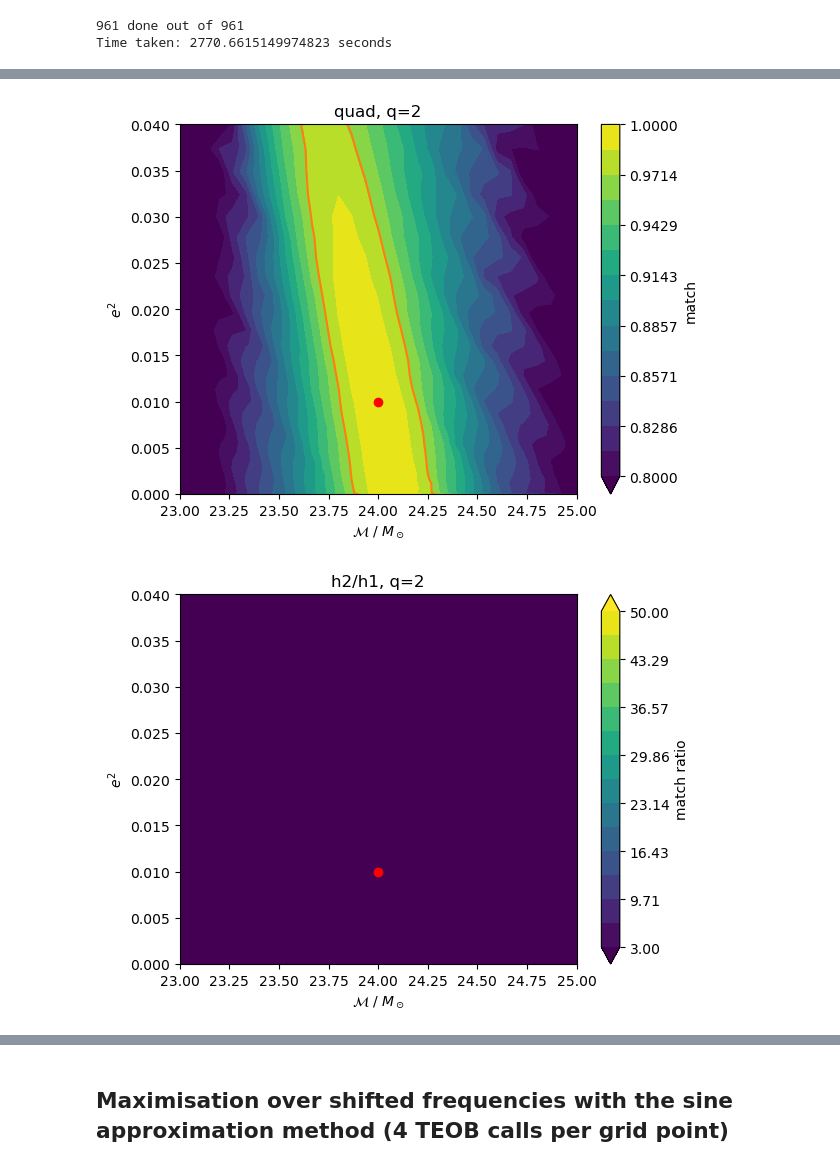
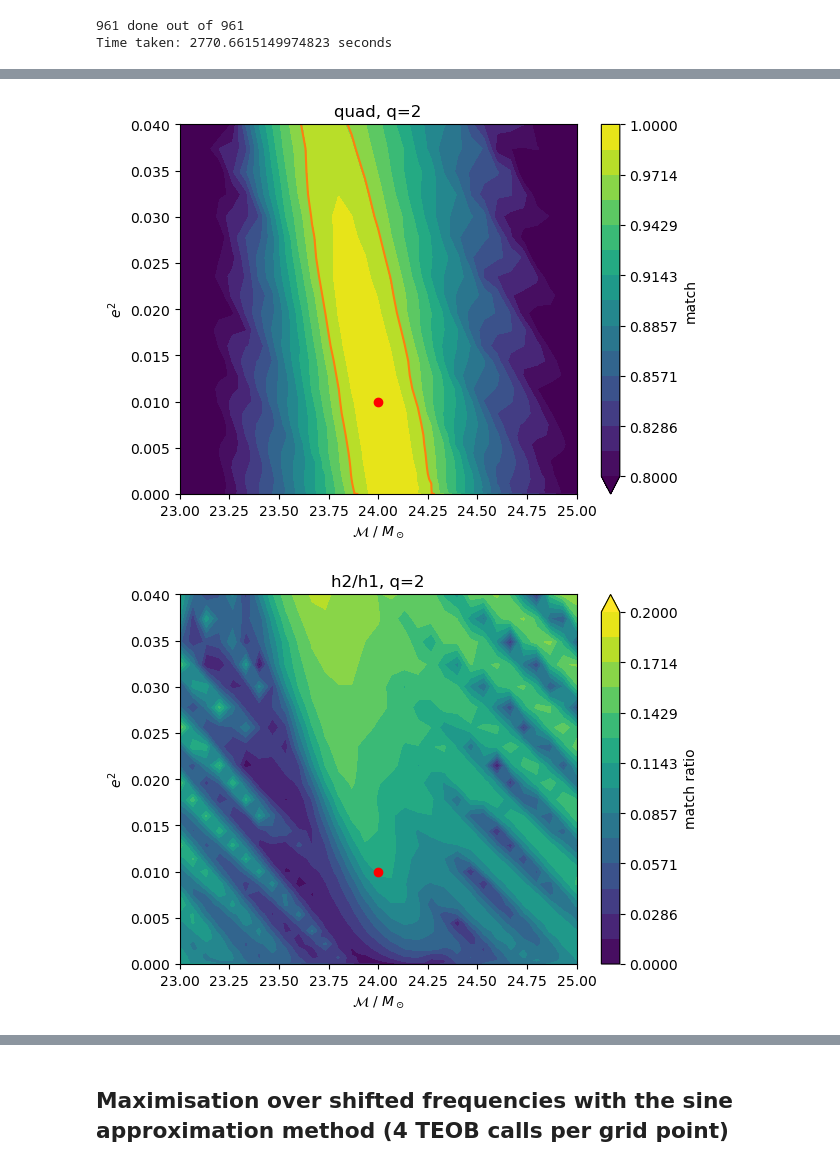
Before and after one commit to BenGPatterson/EccentricBinaries, a Jupyter notebook: notebooks/e_sqrd_chirp_plots.ipynb, the cells around one changed output, grey strips where cells are left out. Drawn from its saved outputs; the diff is of its cells as text; code cells hidden in the pictures.

```diff
--- a/notebooks/e_sqrd_chirp_plots.ipynb
+++ b/notebooks/e_sqrd_chirp_plots.ipynb
@@ -333,12 +333,12 @@ print(f'\nTime taken: {end-start} seconds')
 961 done out of 961
 Time taken: 2770.6615149974823 seconds
 # %%
-ecc_chirp_plot(e_vals_1, chirp_vals_1, [0.1, 24, 2], dataslot_1, vmins=[0.8,0,0.8,3], vmaxs=[1,0.2,1,50])
+ecc_chirp_plot(e_vals_1, chirp_vals_1, [0.1, 24, 2], dataslot_1, vmins=[0.8,0,0.8,0], vmaxs=[1,0.2,1,0.2])
 # %% [output]
 [figure]
 [figure]
 [figure]
-[figure, old version]
+[figure, new version]
 [figure]
 [figure]
 [figure]
```
Also changed, not shown: parts of 6 cells of this notebook, 4 other files.
